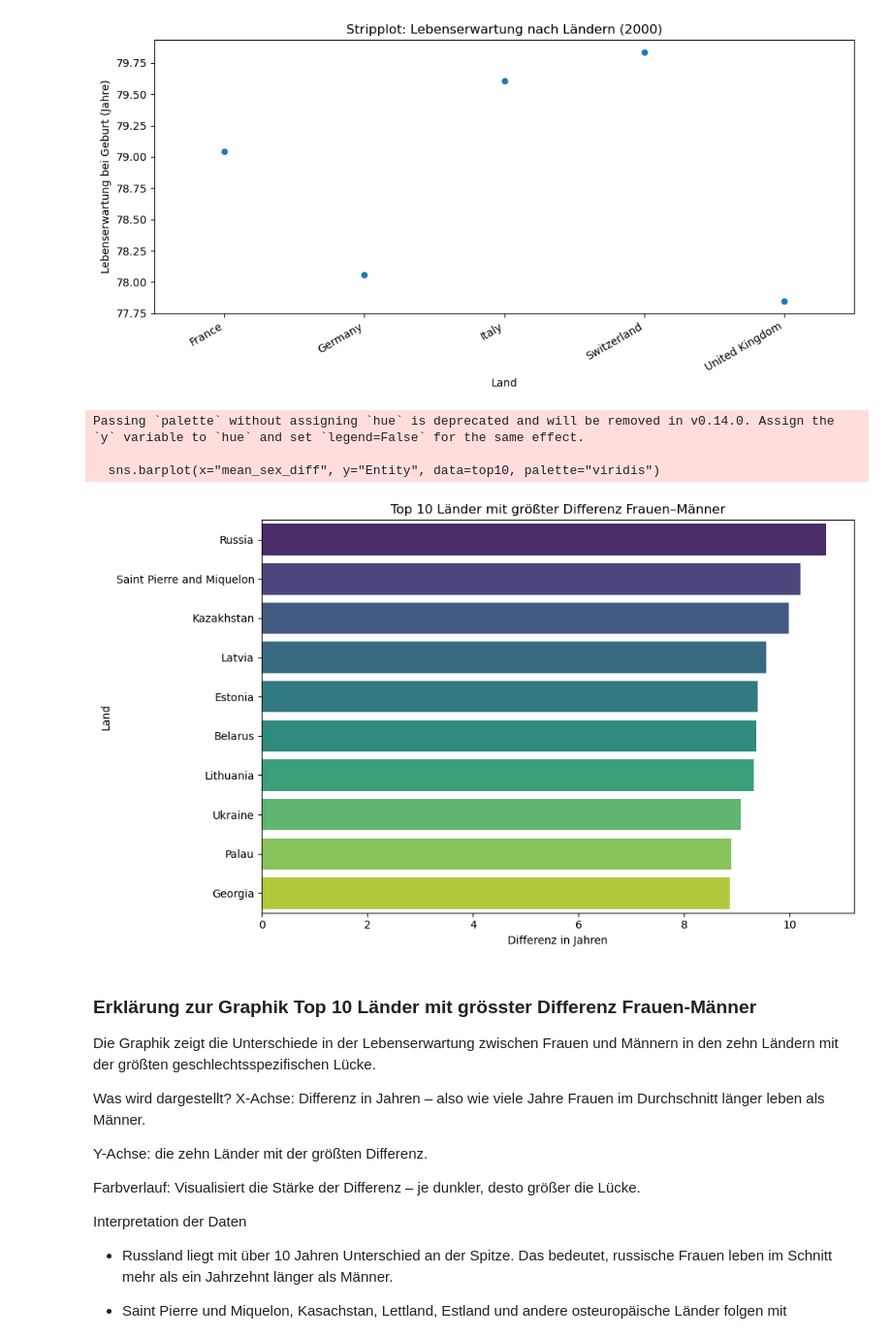
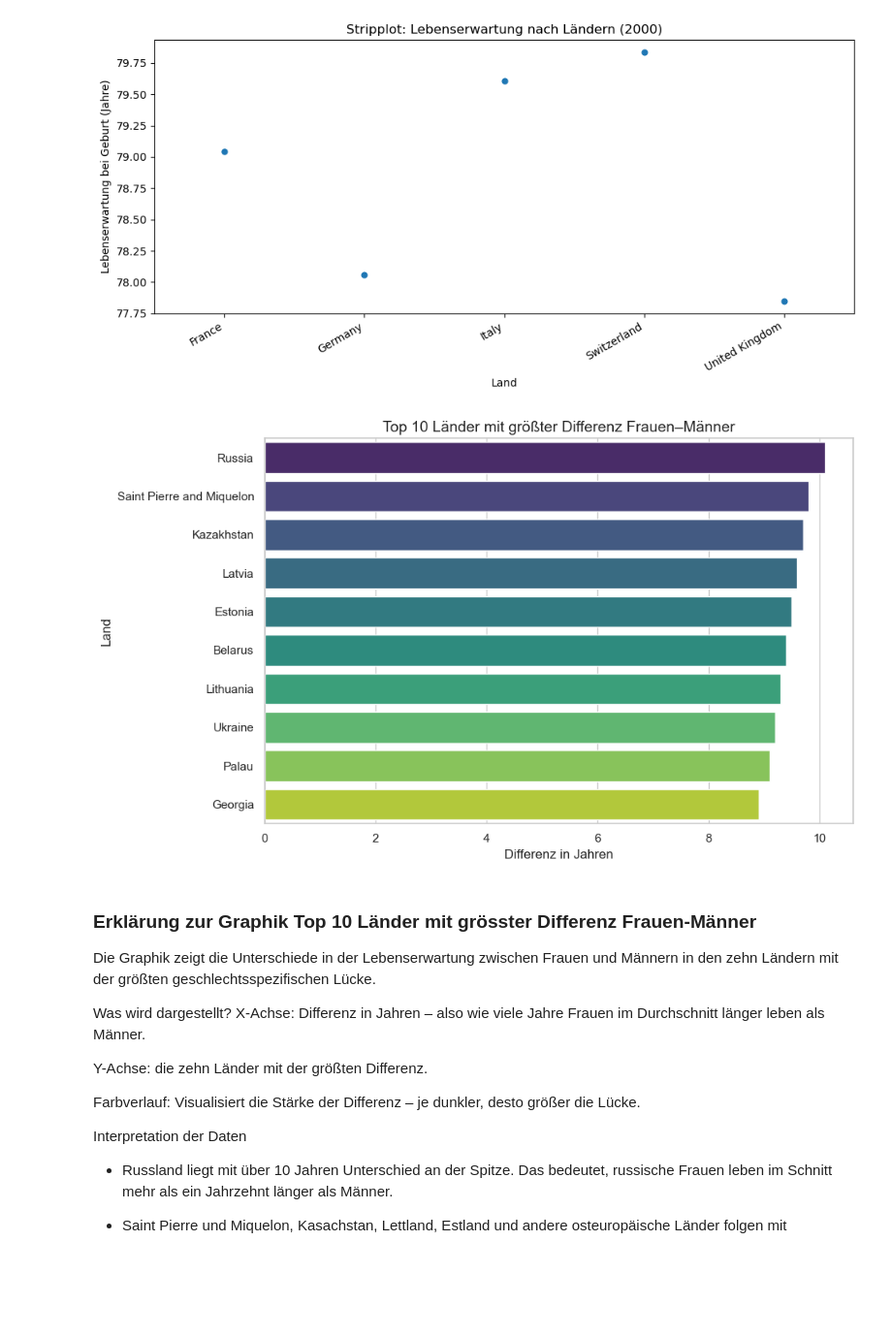
Before and after one commit to trifumar/LN-Informatik-, a Jupyter notebook: Python-LN.ipynb, the cells around one changed output. Shown: that part at 97% size. Drawn from its saved outputs; the diff is of its cells as text; code cells hidden in the pictures; blank space fills up the shorter version.

```diff
--- a/Python-LN.ipynb
+++ b/Python-LN.ipynb
@@ -385,30 +385,46 @@ plt.tight_layout()
 plt.show()
 # %% [output]
 [figure]
-# %%
-# Calculate sex difference per country
-df_reset['sex_diff'] = df_reset['female'] - df_reset['male']
-
-# Get mean sex difference per country
-country_mean = df_reset.groupby('Entity')['sex_diff'].mean().reset_index()
-country_mean.columns = ['Entity', 'mean_sex_diff']
-
-# Sort and get top 10 countries with largest difference
-top10 = country_mean.sort_values(by="mean_sex_diff", ascending=False).head(10)
-
-# Bar plot
-plt.figure(figsize=(10,6))
-sns.barplot(x="mean_sex_diff", y="Entity", data=top10, palette="viridis")
-plt.title("Top 10 Länder mit größter Differenz Frauen–Männer")
-plt.xlabel("Differenz in Jahren")
-plt.ylabel("Land")
-plt.tight_layout()
-plt.show()
-# %% [output]
-Passing `palette` without assigning `hue` is deprecated and will be removed in v0.14.0. Assign the `y` variable to `hue` and set `legend=False` for the same effect.
-
-  sns.barplot(x="mean_sex_diff", y="Entity", data=top10, palette="viridis")
-[figure, removed]
+# %%
+import pandas as pd
+import seaborn as sns
+import matplotlib.pyplot as plt
+
+# Daten vorbereiten
+data = {
+    'Land': [
+        'Russia', 'Saint Pierre and Miquelon', 'Kazakhstan', 'Latvia',
+        'Estonia', 'Belarus', 'Lithuania', 'Ukraine', 'Palau', 'Georgia'
+    ],
+    'Differenz in Jahren': [10.1, 9.8, 9.7, 9.6, 9.5, 9.4, 9.3, 9.2, 9.1, 8.9]
+}
+
+df = pd.DataFrame(data)
+
+# Stil setzen
+sns.set(style="whitegrid")
+
+# Plot erstellen mit hue zur Vermeidung der FutureWarning
+plt.figure(figsize=(10, 6))
+sns.barplot(
+    x="Differenz in Jahren",
+    y="Land",
+    data=df,
+    hue="Land",              # hue gesetzt, um palette korrekt zu verwenden
+    palette="viridis",
+    dodge=False,             # verhindert doppelte Balken
+    legend=False             # Legende ausblenden
+)
+
+# Titel und Achsenbeschriftungen
+plt.title("Top 10 Länder mit größter Differenz Frauen–Männer", fontsize=14)
+plt.xlabel("Differenz in Jahren")
+plt.ylabel("Land")
+
+plt.tight_layout()
+plt.show()
+# %% [output]
+[figure, added]
 # %% [markdown]
 ### Erklärung zur Graphik Top 10 Länder mit grösster Differenz Frauen-Männer
 
```
